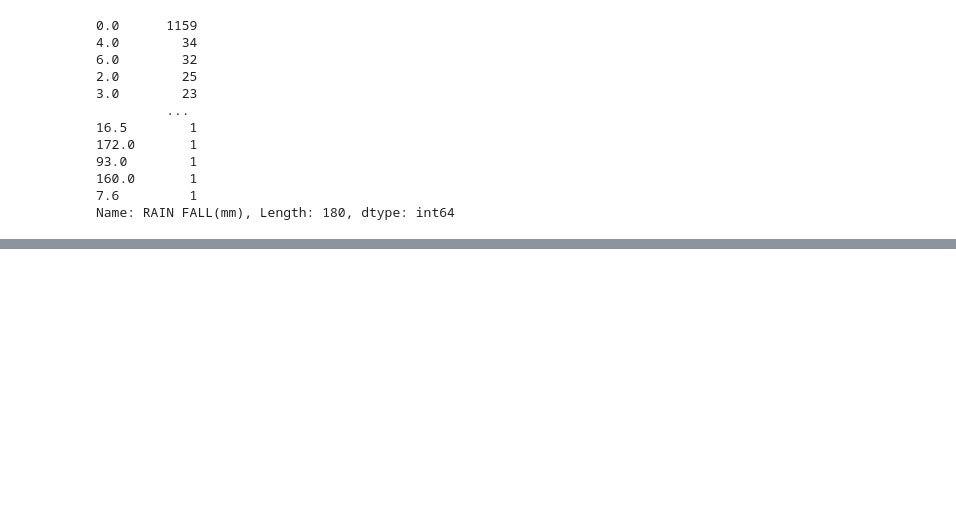
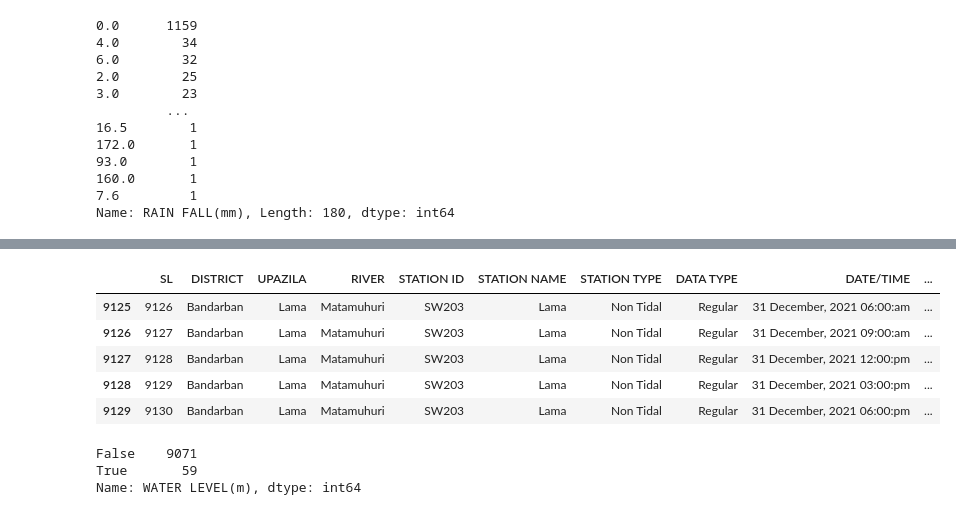
Before and after one commit to Salekeen/Flood-Detection, a Jupyter notebook: preprocessing.ipynb, the cells around one changed output, grey strips where cells are left out. Drawn from its saved outputs; the diff is of its cells as text; code cells hidden in the pictures; blank space fills up the shorter version.

```diff
--- a/preprocessing.ipynb
+++ b/preprocessing.ipynb
@@ -51,0 +104,15 @@ Name: RAIN FALL(mm), Length: 180, dtype: int64
+# %%
+waterLevel_df.tail()
+# %% [output]
+|  | SL | DISTRICT | UPAZILA | RIVER | STATION ID | STATION NAME | STATION TYPE | DATA TYPE | DATE/TIME | ... |
+| 9125 | 9126 | Bandarban | Lama | Matamuhuri | SW203 | Lama | Non Tidal | Regular | 31 December, 2021 06:00:am | ... |
+| 9126 | 9127 | Bandarban | Lama | Matamuhuri | SW203 | Lama | Non Tidal | Regular | 31 December, 2021 09:00:am | ... |
+| 9127 | 9128 | Bandarban | Lama | Matamuhuri | SW203 | Lama | Non Tidal | Regular | 31 December, 2021 12:00:pm | ... |
+| 9128 | 9129 | Bandarban | Lama | Matamuhuri | SW203 | Lama | Non Tidal | Regular | 31 December, 2021 03:00:pm | ... |
+| 9129 | 9130 | Bandarban | Lama | Matamuhuri | SW203 | Lama | Non Tidal | Regular | 31 December, 2021 06:00:pm | ... |
+# %%
+(waterLevel_df['WATER LEVEL(m)'] > 12).value_counts()
+# %% [output]
+False    9071
+True       59
+Name: WATER LEVEL(m), dtype: int64
```
Also changed, not shown: parts of 7 cells of this notebook.
